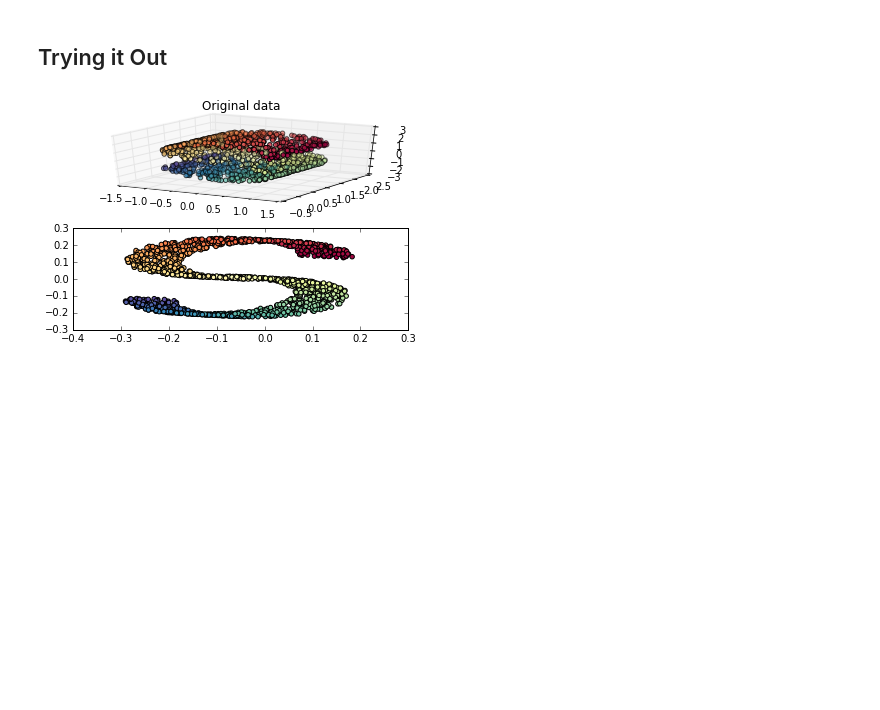
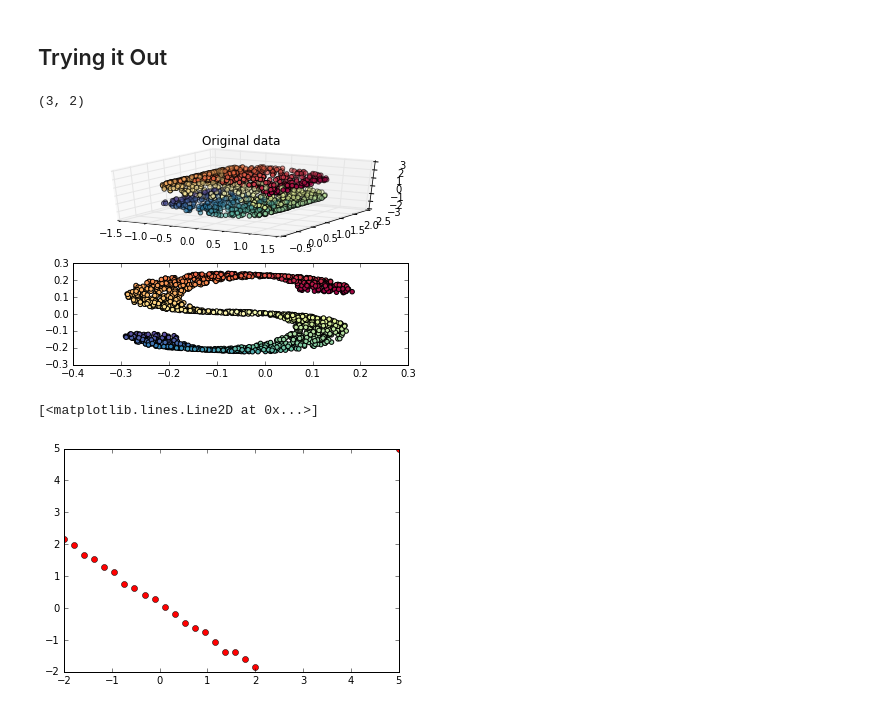
Before and after one commit to ixjlyons/sklearn-lpp, a Jupyter notebook: lpp.ipynb, the cells around one changed output. Cells and saved outputs as stored; diff of their text form; code cells hidden in the pictures; blank space fills up the shorter version.

```diff
--- a/lpp.ipynb
+++ b/lpp.ipynb
@@ -126,7 +132,9 @@ X, color = datasets.samples_generator.make_s_curve(n_samples=1500)
 lpp = LocalityPreservingProjection(n_components=2,
                                    adjacency='radius',
                                    adjacency_param=0.01)
-X_r = lpp.fit(X).transform(X)
+lpp.fit(X)
+print(lpp.components_.shape)
+X_r = lpp.transform(X)
 
 fig = plt.figure()
 ax = fig.add_subplot(211, projection='3d')
@@ -138,4 +146,17 @@ ax.scatter(X_r[:, 0], X_r[:, 1], c=color, cmap=plt.cm.Spectral)
 
 plt.show()
 # %% [output]
+(3, 2)
 [figure]
+# %%
+X = np.zeros((21, 2))
+x0 = np.linspace(-2, 2, 20)
+x1 = -x0 + 0.2*np.random.rand(20)
+X[:-1, 0] = x0
+X[:-1, 1] = x1
+X[-1] = [5]
+
+plt.plot(X[:, 0], X[:, 1], 'ro')
+# %% [output]
+[<matplotlib.lines.Line2D at 0x...>]
+[figure, added]
```
Also changed, not shown: parts of 4 cells of this notebook.
